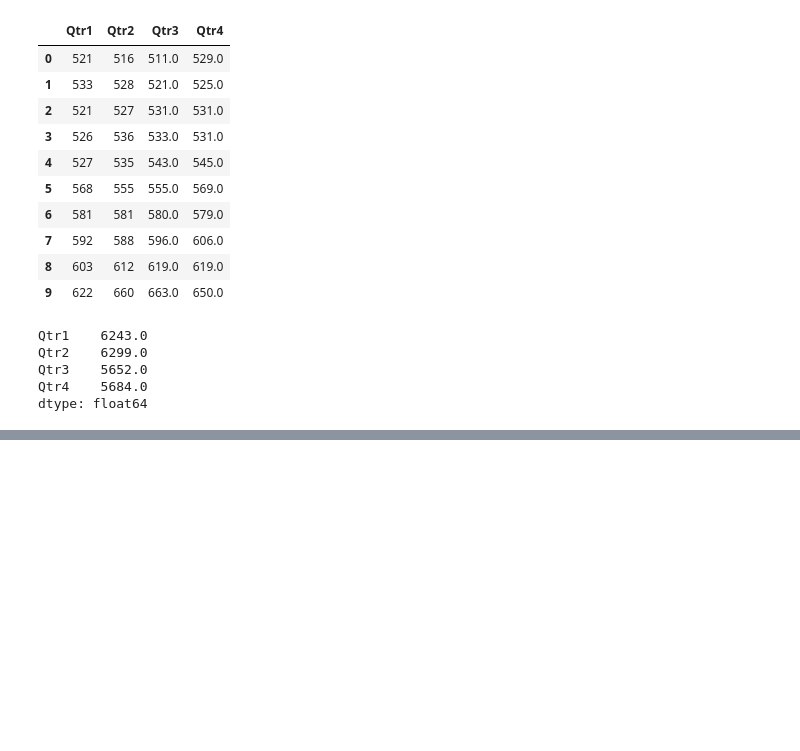
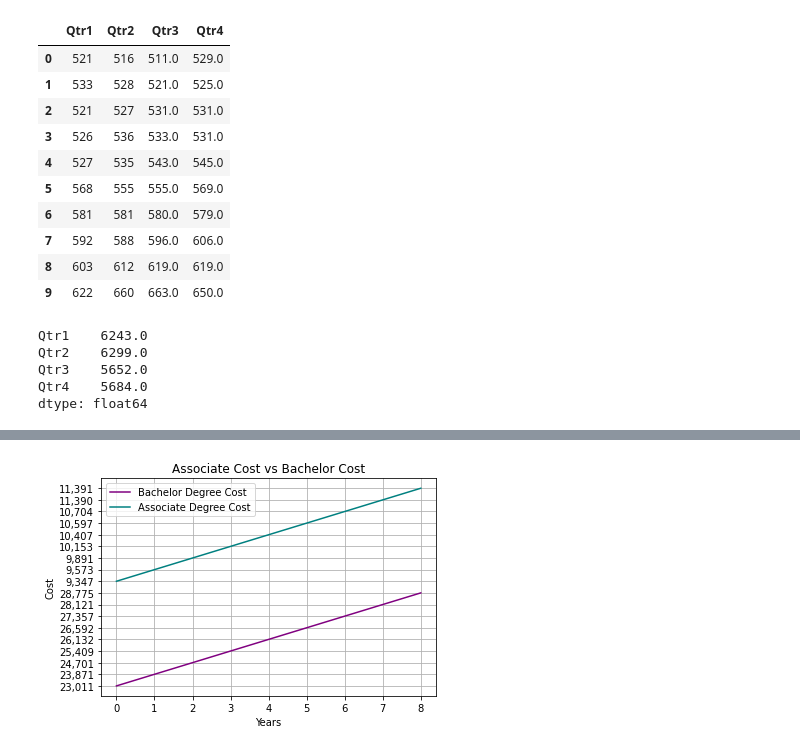
Before and after one commit to SierraAndrews01/Monetary-Value-of-College, a Jupyter notebook: Files/My Intro to Python.ipynb, the cells around one changed output, grey strips where cells are left out. Cells and saved outputs as stored; diff of their text form; code cells hidden in the pictures; blank space fills up the shorter version.

```diff
--- a/Files/My Intro to Python.ipynb
+++ b/Files/My Intro to Python.ipynb
@@ -248,0 +215,8 @@ plt.show()
+# %%
+## Original Cost of Bachelor Degree (Without Inflation)
+Read_Original_Bachelor_Cost = pd.read_csv('../Data/Cost_of_College_2020.csv', skiprows = 49, nrows = 9)
+Original_Bachelor_Cost = Read_Original_Bachelor_Cost['22,074']
+
+## Original Cost of Associate Degree (Without Inflation)
+Read_Original_Associate_Cost = pd.read_csv('../Data/Cost_of_College_2020.csv', skiprows = 49, nrows = 9)
+Original_Associate_Cost = Read_Original_Associate_Cost['8,868']
@@ -248,0 +253,16 @@ plt.show()
+# %%
+##Haven't decided what this will graph but it is here
+S1 = Original_Bachelor_Cost
+S2 = Original_Associate_Cost
+
+# plot it
+fig, ax = plt.subplots(1)
+ax.plot(S1, label='Bachelor Degree Cost', color='purple')
+ax.plot(S2, label='Associate Degree Cost', color='teal')
+ax.set_title('Associate Cost vs Bachelor Cost')
+ax.legend(loc='upper left')
+ax.set_xlabel('Years')
+ax.set_ylabel('Cost')
+ax.grid()
+# %% [output]
+[figure, added]
```
Also changed, not shown: parts of 22 cells of this notebook, 1 other file.
